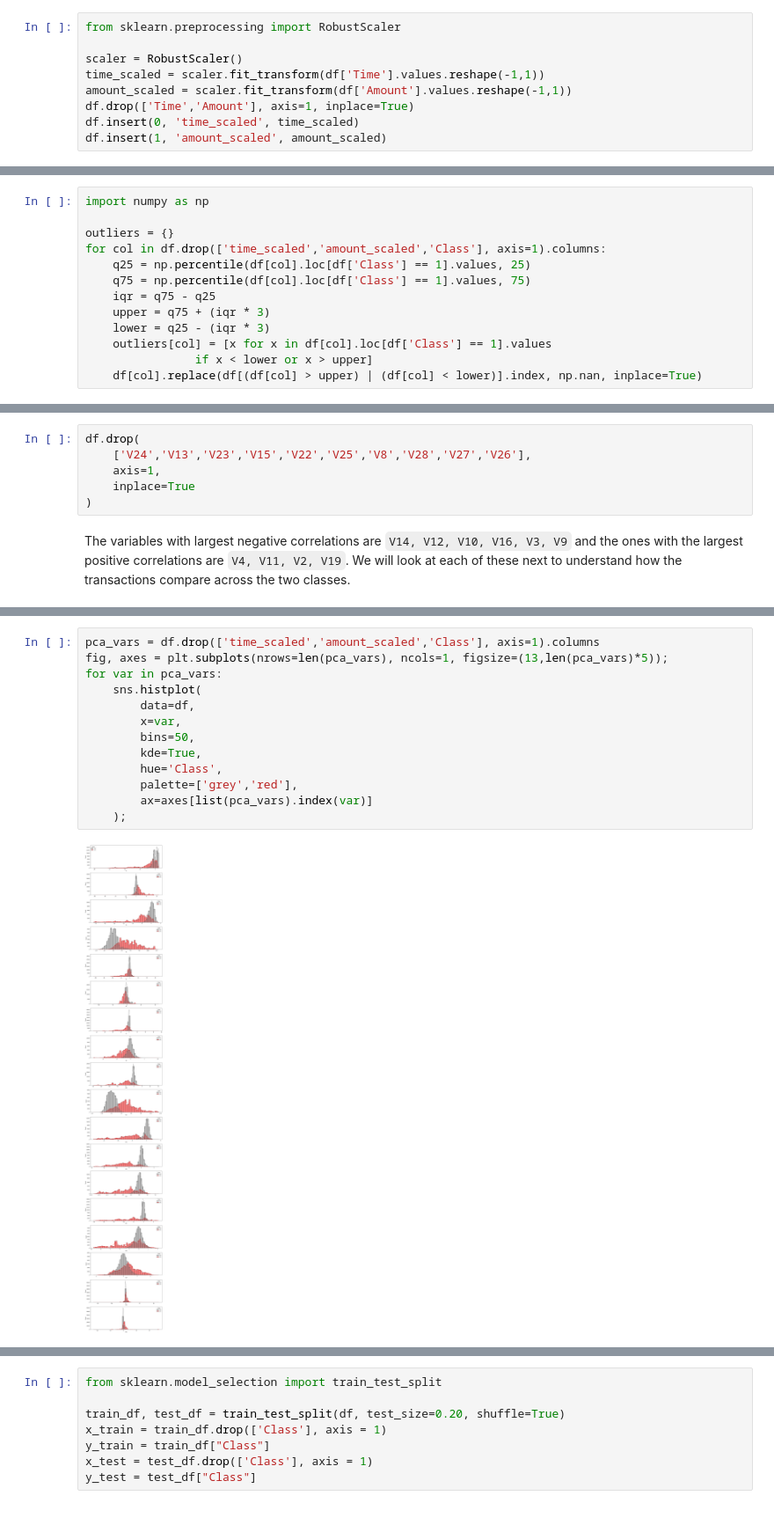
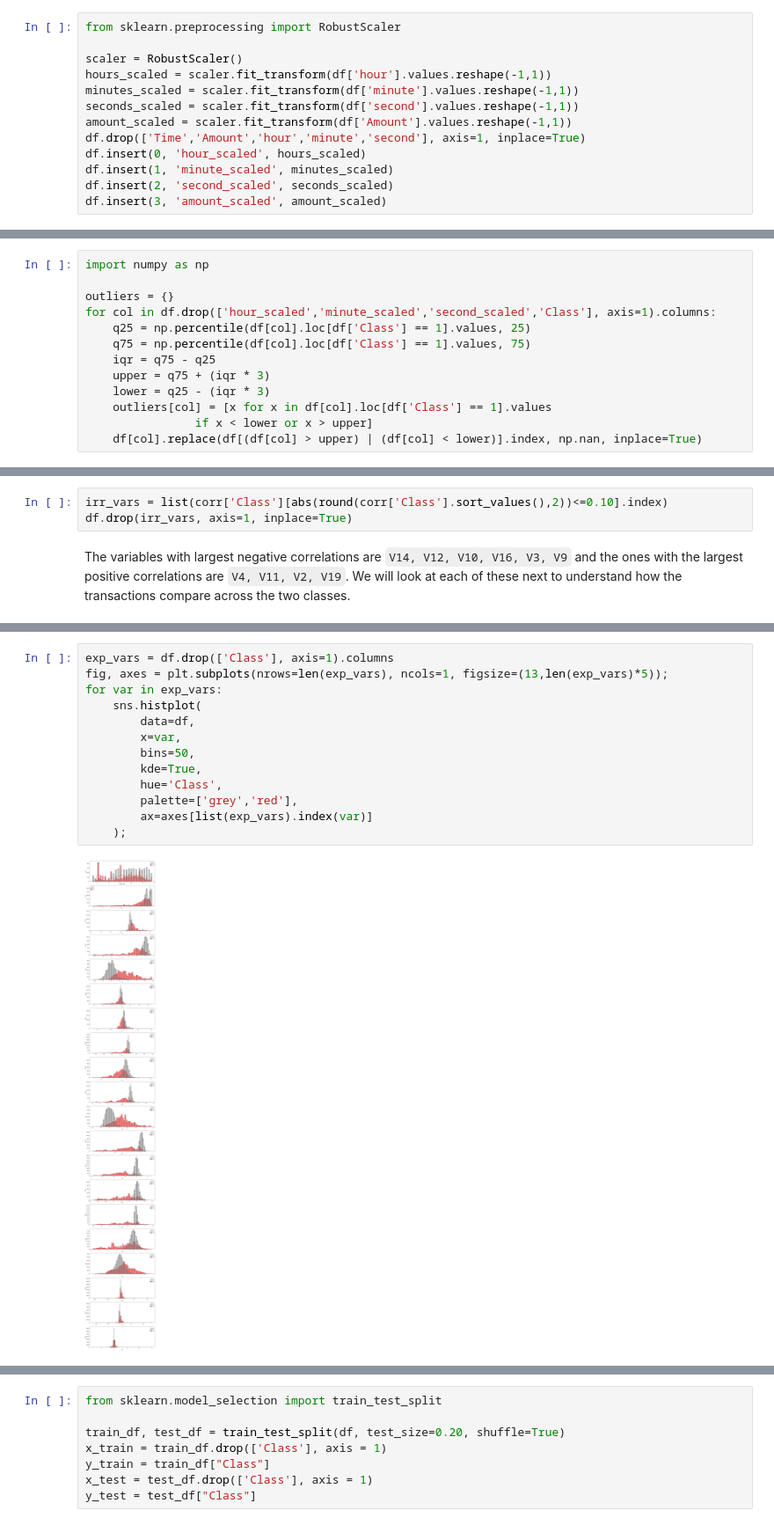
Before and after one commit to cristobalmitchell/CreditCardFraud, a Jupyter notebook: credit-card-fraud.ipynb, the cells around one changed output, grey strips where cells are left out. Shown: that part at 88% size. Drawn from its saved outputs; the diff is of its cells as text.

```diff
--- a/credit-card-fraud.ipynb
+++ b/credit-card-fraud.ipynb
@@ -227,11 +233,15 @@ Centering and scaling happen independently on each feature by computing the rele
 from sklearn.preprocessing import RobustScaler
 
 scaler = RobustScaler()
-time_scaled = scaler.fit_transform(df['Time'].values.reshape(-1,1))
+hours_scaled = scaler.fit_transform(df['hour'].values.reshape(-1,1))
+minutes_scaled = scaler.fit_transform(df['minute'].values.reshape(-1,1))
+seconds_scaled = scaler.fit_transform(df['second'].values.reshape(-1,1))
 amount_scaled = scaler.fit_transform(df['Amount'].values.reshape(-1,1))
-df.drop(['Time','Amount'], axis=1, inplace=True)
-df.insert(0, 'time_scaled', time_scaled)
-df.insert(1, 'amount_scaled', amount_scaled)
+df.drop(['Time','Amount','hour','minute','second'], axis=1, inplace=True)
+df.insert(0, 'hour_scaled', hours_scaled)
+df.insert(1, 'minute_scaled', minutes_scaled)
+df.insert(2, 'second_scaled', seconds_scaled)
+df.insert(3, 'amount_scaled', amount_scaled)
 # %% [markdown]
 Next we will look to balance the dataset to avoid overfitting in our downstream models. "Many real world classification problems are represented by highly unbalanced data sets, in which, the number of samples from one class is much smaller than from another. This is known as class imbalance problem and is often reported as an obstacle to constructing a model that can successfully discriminate the minority samples from the majority samples."[$^{12}$](#12)
 
@@ -286,7 +296,7 @@ For a summary of several outlier detection techniques including Z-score method,
 import numpy as np
 
 outliers = {}
-for col in df.drop(['time_scaled','amount_scaled','Class'], axis=1).columns:
+for col in df.drop(['hour_scaled','minute_scaled','second_scaled','Class'], axis=1).columns:
     q25 = np.percentile(df[col].loc[df['Class'] == 1].values, 25)
     q75 = np.percentile(df[col].loc[df['Class'] == 1].values, 75)
     iqr = q75 - q25
@@ -359,11 +417,8 @@ Name: Class, dtype: float64
 # %% [markdown]
 The variables with the lowest correlations (+/- 0.1) can be removed as they will not provide any valuable information in our models because the distributions are too similar between the two classes.
-# %%
-df.drop(
-    ['V24','V13','V23','V15','V22','V25','V8','V28','V27','V26'],
-    axis=1,
-    inplace=True
-)
+# %%
+irr_vars = list(corr['Class'][abs(round(corr['Class'].sort_values(),2))<=0.10].index)
+df.drop(irr_vars, axis=1, inplace=True)
 # %% [markdown]
 The variables with largest negative correlations are `V14, V12, V10, V16, V3, V9` and the ones with the largest positive correlations are `V4, V11, V2, V19`. We will look at each of these next to understand how the transactions compare across the two classes.
 # %%
@@ -385,18 +440,18 @@ Another way to compare the distributions of the remaining variables with respect
 # %%
-pca_vars = df.drop(['time_scaled','amount_scaled','Class'], axis=1).columns
-fig, axes = plt.subplots(nrows=len(pca_vars), ncols=1, figsize=(13,len(pca_vars)*5));
-for var in pca_vars:
+exp_vars = df.drop(['Class'], axis=1).columns
+fig, axes = plt.subplots(nrows=len(exp_vars), ncols=1, figsize=(13,len(exp_vars)*5));
+for var in exp_vars:
     sns.histplot(
         data=df,
         x=var,
         bins=50,
         kde=True,
         hue='Class',
         palette=['grey','red'],
-        ax=axes[list(pca_vars).index(var)]
+        ax=axes[list(exp_vars).index(var)]
     );
 # %% [output]
-[figure, old version]
+[figure, new version]
 # %% [markdown]
 <a id="model"></a>
 ## Modeling
```
Also changed, not shown: parts of 49 cells of this notebook.
